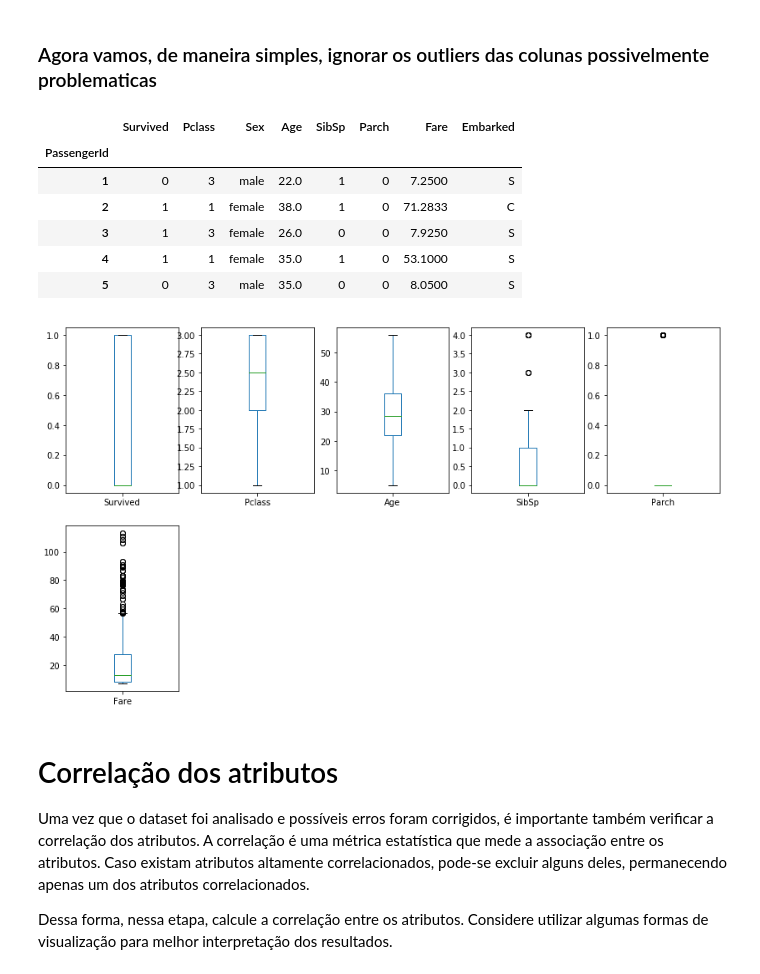
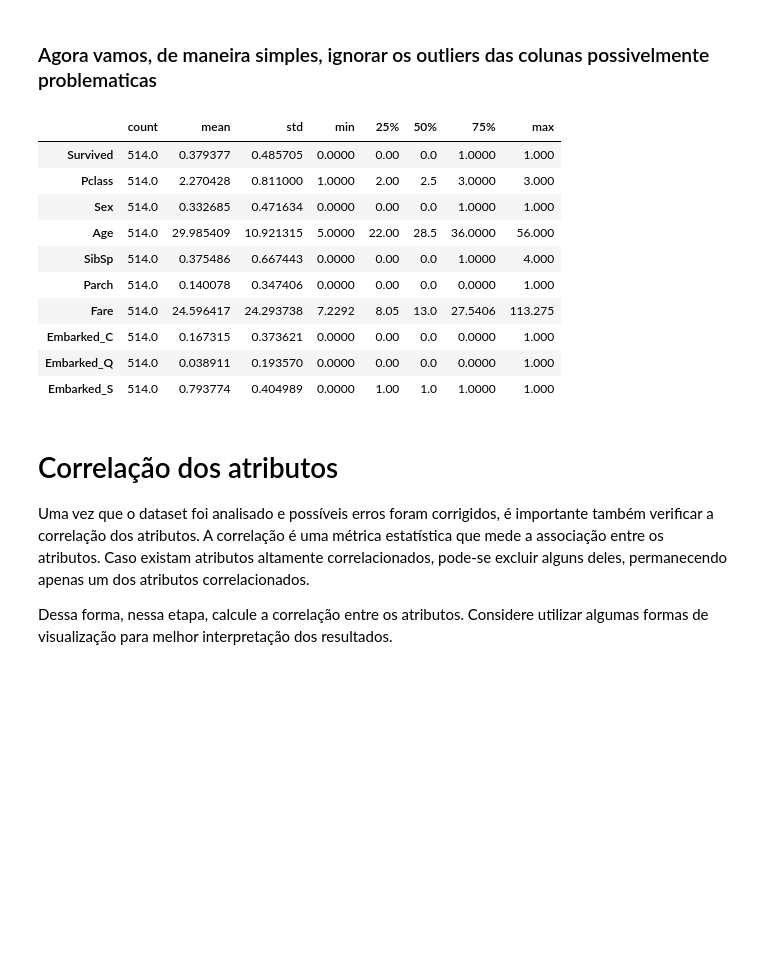
Before and after one commit to RenanGBarreto/neural-network-lib, a Jupyter notebook: notebooks/L2Q2-ManipulandoDados.ipynb, the cells around one changed output. Cells and saved outputs as stored; diff of their text form; code cells hidden in the pictures; blank space fills up the shorter version.

```diff
--- a/notebooks/L2Q2-ManipulandoDados.ipynb
+++ b/notebooks/L2Q2-ManipulandoDados.ipynb
@@ -112,0 +116,5 @@ train.describe().transpose()
+# %%
+train["Sex"] = train["Sex"].map({"male": 0, "female":1})
+test["Sex"] = test["Sex"].map({"male": 0, "female":1})
+
+display(train.head())
@@ -112,0 +129,5 @@ train.describe().transpose()
+# %%
+train = pd.get_dummies(train, dummy_na=False).astype(float)
+test = pd.get_dummies(test, dummy_na=False).astype(float)
+
+display(train.head())
@@ -150,26 +209,25 @@ Os problemas podem ser solucionados utilizando algumas medidas estatísticas com
 # %%
 train = train[train["Age"] > train["Age"].quantile(0.05)]
 train = train[train["Age"] < train["Age"].quantile(0.95)]
 
 train = train[train["Fare"] > train["Fare"].quantile(0.05)]
 train = train[train["Fare"] < train["Fare"].quantile(0.95)]
 
 train = train[train["Parch"] < train["Parch"].quantile(0.95)]
 
-display(train.head())
-train.describe().transpose()
-
-train.plot.box(subplots=True, layout=(2,5), sharex=False, figsize = (14,8))
-plt.show()
+display(train.describe().transpose())
 # %% [output]
-|  | Survived | Pclass | Sex | Age | SibSp | Parch | Fare | Embarked |
-| PassengerId |  |  |  |  |  |  |  |  |
-| 1 | 0 | 3 | male | 22.0 | 1 | 0 | 7.2500 | S |
-| 2 | 1 | 1 | female | 38.0 | 1 | 0 | 71.2833 | C |
-| 3 | 1 | 3 | female | 26.0 | 0 | 0 | 7.9250 | S |
-| 4 | 1 | 1 | female | 35.0 | 1 | 0 | 53.1000 | S |
-| 5 | 0 | 3 | male | 35.0 | 0 | 0 | 8.0500 | S |
+|  | count | mean | std | min | 25% | 50% | 75% | max |
+| Survived | 514.0 | 0.379377 | 0.485705 | 0.0000 | 0.00 | 0.0 | 1.0000 | 1.000 |
+| Pclass | 514.0 | 2.270428 | 0.811000 | 1.0000 | 2.00 | 2.5 | 3.0000 | 3.000 |
+| Sex | 514.0 | 0.332685 | 0.471634 | 0.0000 | 0.00 | 0.0 | 1.0000 | 1.000 |
+| Age | 514.0 | 29.985409 | 10.921315 | 5.0000 | 22.00 | 28.5 | 36.0000 | 56.000 |
+| SibSp | 514.0 | 0.375486 | 0.667443 | 0.0000 | 0.00 | 0.0 | 1.0000 | 4.000 |
+| Parch | 514.0 | 0.140078 | 0.347406 | 0.0000 | 0.00 | 0.0 | 0.0000 | 1.000 |
+| Fare | 514.0 | 24.596417 | 24.293738 | 7.2292 | 8.05 | 13.0 | 27.5406 | 113.275 |
+| Embarked_C | 514.0 | 0.167315 | 0.373621 | 0.0000 | 0.00 | 0.0 | 0.0000 | 1.000 |
+| Embarked_Q | 514.0 | 0.038911 | 0.193570 | 0.0000 | 0.00 | 0.0 | 0.0000 | 1.000 |
+| Embarked_S | 514.0 | 0.793774 | 0.404989 | 0.0000 | 1.00 | 1.0 | 1.0000 | 1.000 |
-[figure, removed]
 # %% [markdown]
 # Correlação dos atributos
 
```
Also changed, not shown: parts of 27 cells of this notebook, 5 other files.
